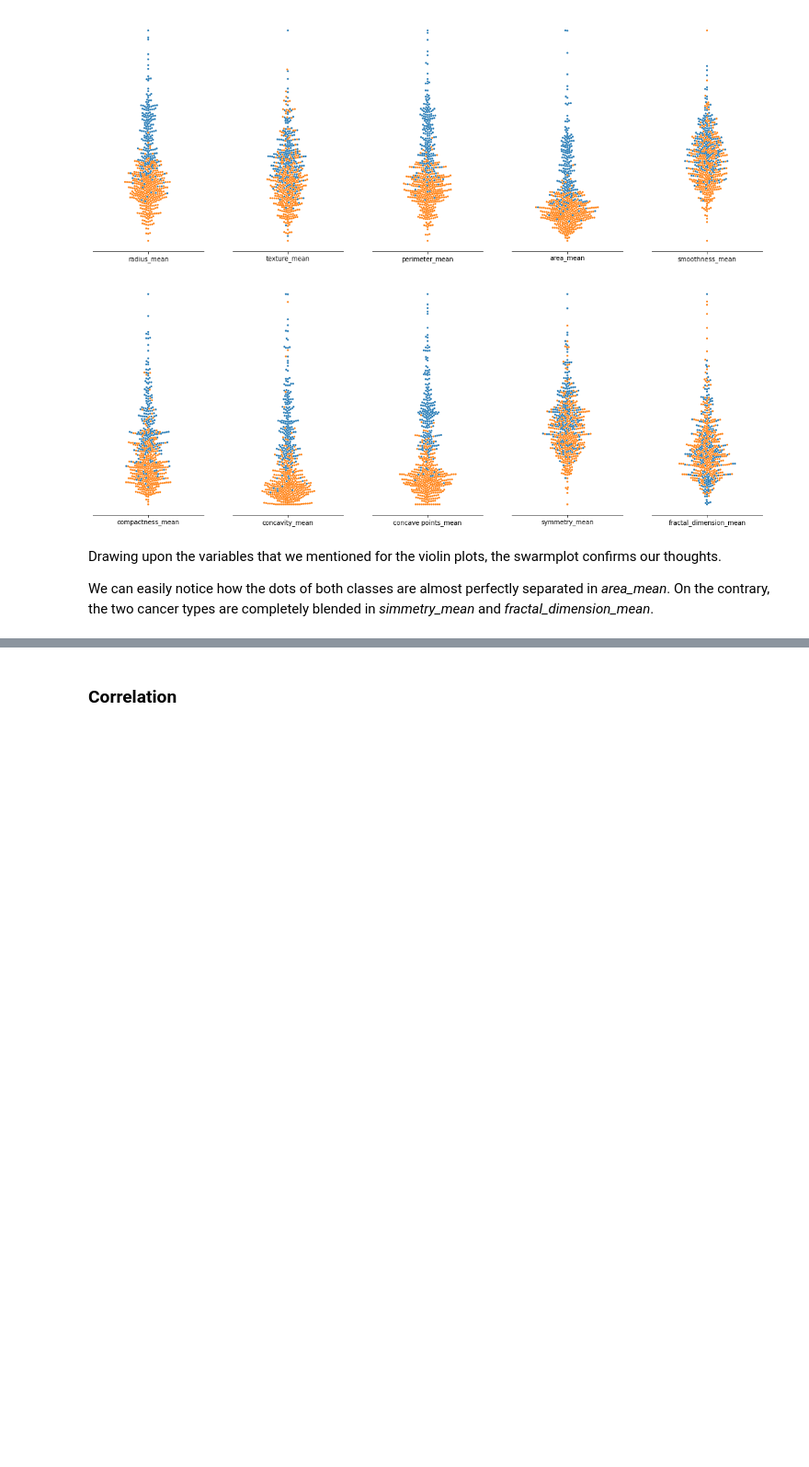
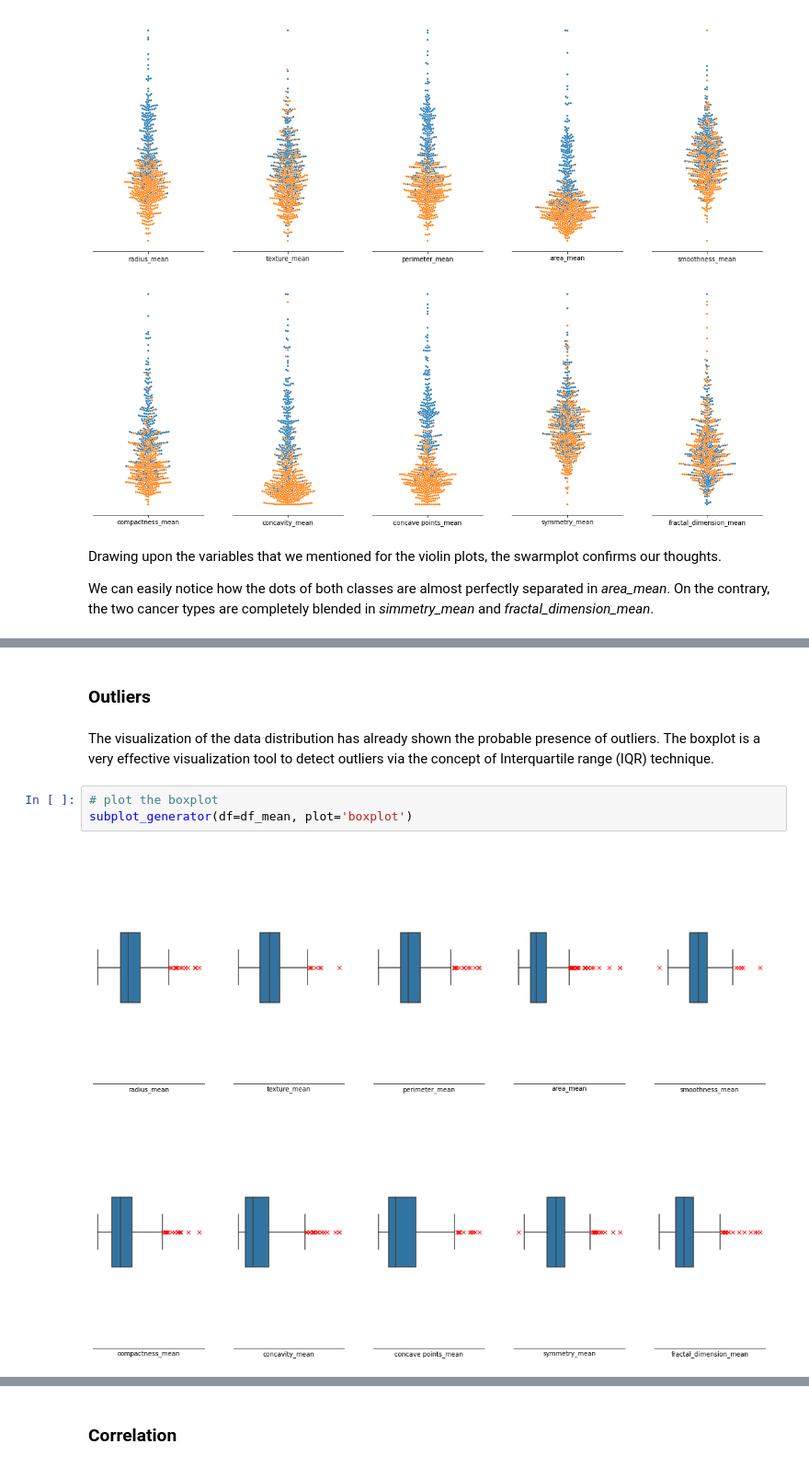
Before and after one commit to mattiatonelli/ds_portfolio, a Jupyter notebook: Breast Cancer/code/breast_cancer.ipynb, the cells around one changed output, grey strips where cells are left out. Shown at 92% size. Saved outputs shown, nothing was run; the diff lists cells and outputs as text; blank space fills up the shorter version.

```diff
--- a/Breast Cancer/code/breast_cancer.ipynb
+++ b/Breast Cancer/code/breast_cancer.ipynb
@@ -336,3 +351,12 @@ subplot_generator(df=df_se, y=y, plot='swarmplot')
 subplot_generator(df=df_worst, y=y, plot='swarmplot')
 # %% [output]
 [figure]
+# %% [markdown]
+### Outliers
+# %% [markdown]
+The visualization of the data distribution has already shown the probable presence of outliers. The boxplot is a very effective visualization tool to detect outliers via the concept of Interquartile range (IQR) technique.
+# %%
+# plot the boxplot
+subplot_generator(df=df_mean, plot='boxplot')
+# %% [output]
+[figure, added]
```
Also changed, not shown: parts of 77 cells of this notebook.
